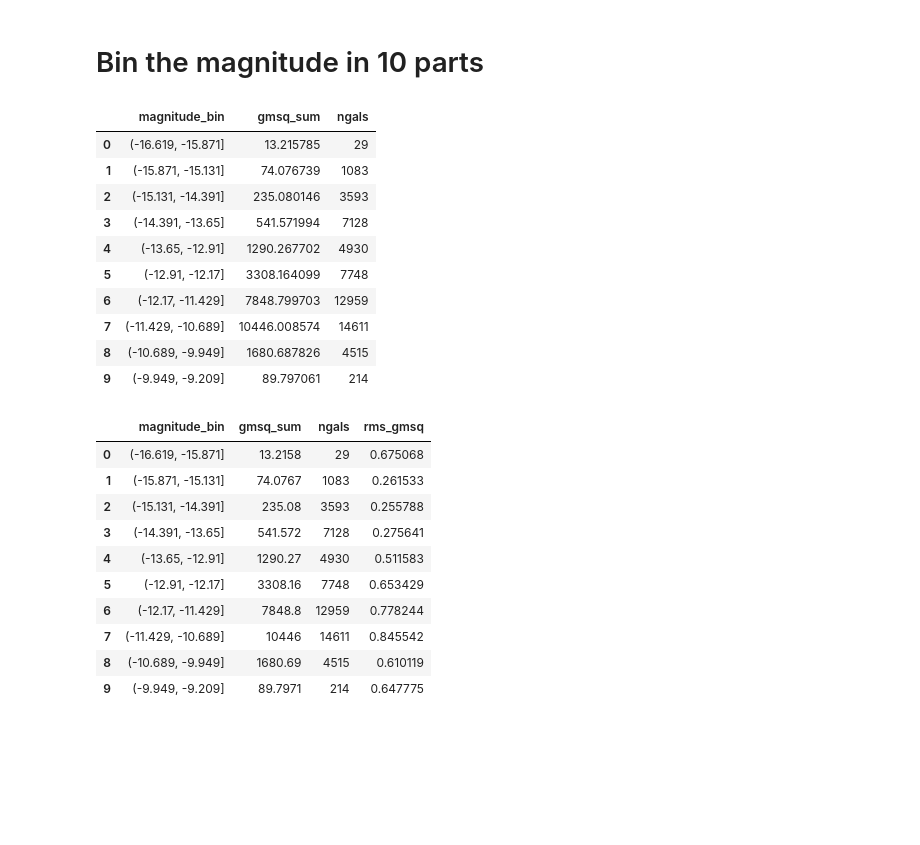
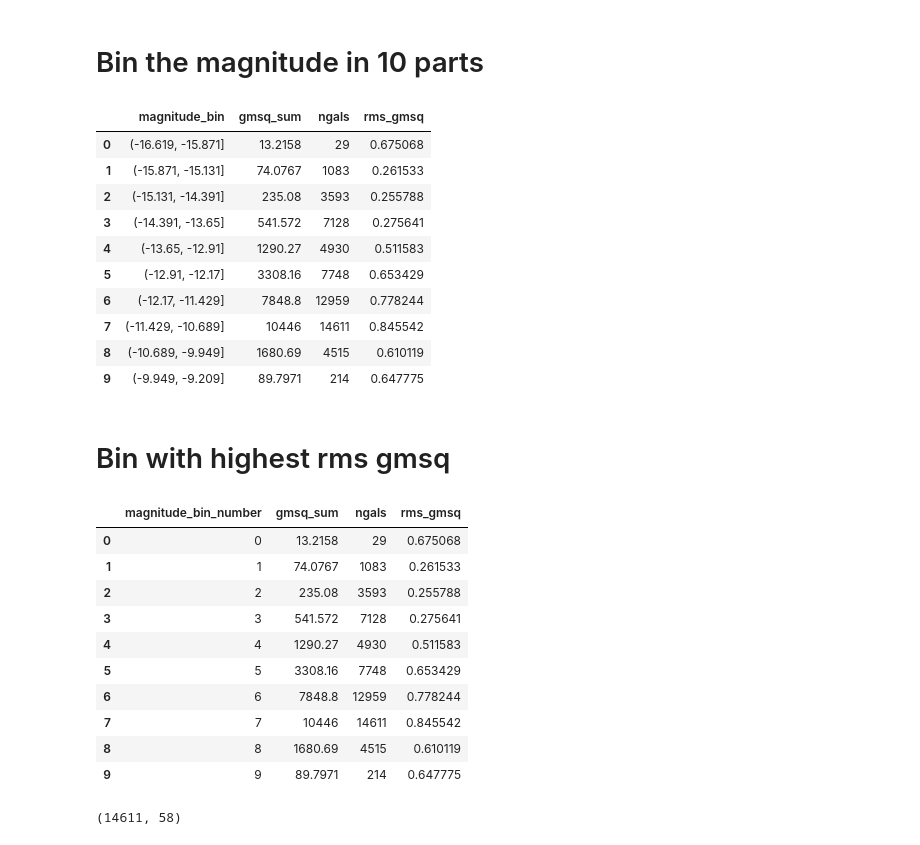
Before and after one commit to bpRsh/2019_shear_analysis_after_dmstack, a Jupyter notebook: Nov_2019/Nov21/a02_create_rms_gmsq_bins.ipynb, the cells around one changed output. Drawn from its saved outputs; the diff is of its cells as text; code cells hidden in the pictures; blank space fills up the shorter version.

```diff
--- a/Nov_2019/Nov21/a02_create_rms_gmsq_bins.ipynb
+++ b/Nov_2019/Nov21/a02_create_rms_gmsq_bins.ipynb
@@ -113,6 +113,7 @@ df.head()
 | 4 | 0 | 0 | 0 | 0 | 4634 | 4659 | 4569 | 4615 | 109.82575 | 1405.32120 | ... |
 # %%
 df['magnitude_bin'] = pd.cut(df['magnitude'],10)
+df['magnitude_bin_number'] = pd.cut(df['magnitude'],10,labels=range(10))
 df.head()
 # %% [output]
 |  | fN[0][0] | fN[1][0] | fN[2][0] | fN[3][0] | id[0][0] | id[1][0] | id[2][0] | id[3][0] | x[0] | x[1] | ... |
@@ -127,31 +128,47 @@ df.head()
 df_bins = df.groupby('magnitude_bin').agg({'gmsq': ['sum', 'size'] }).reset_index()
 
 df_bins.columns = ['magnitude_bin', 'gmsq_sum', 'ngals']
-df_bins
+
+
+df_bins['rms_gmsq'] = (df_bins['gmsq_sum'] / df_bins['ngals'] ) **0.5
+df_bins.style.background_gradient(subset=['rms_gmsq'])
 # %% [output]
-|  | magnitude_bin | gmsq_sum | ngals |
-| 0 | (-16.619, -15.871] | 13.215785 | 29 |
-| 1 | (-15.871, -15.131] | 74.076739 | 1083 |
-| 2 | (-15.131, -14.391] | 235.080146 | 3593 |
-| 3 | (-14.391, -13.65] | 541.571994 | 7128 |
-| 4 | (-13.65, -12.91] | 1290.267702 | 4930 |
-| 5 | (-12.91, -12.17] | 3308.164099 | 7748 |
-| 6 | (-12.17, -11.429] | 7848.799703 | 12959 |
-| 7 | (-11.429, -10.689] | 10446.008574 | 14611 |
-| 8 | (-10.689, -9.949] | 1680.687826 | 4515 |
-| 9 | (-9.949, -9.209] | 89.797061 | 214 |
+|  | magnitude_bin | gmsq_sum | ngals | rms_gmsq |
+| 0 | (-16.619, -15.871] | 13.2158 | 29 | 0.675068 |
+| 1 | (-15.871, -15.131] | 74.0767 | 1083 | 0.261533 |
+| 2 | (-15.131, -14.391] | 235.08 | 3593 | 0.255788 |
+| 3 | (-14.391, -13.65] | 541.572 | 7128 | 0.275641 |
+| 4 | (-13.65, -12.91] | 1290.27 | 4930 | 0.511583 |
+| 5 | (-12.91, -12.17] | 3308.16 | 7748 | 0.653429 |
+| 6 | (-12.17, -11.429] | 7848.8 | 12959 | 0.778244 |
+| 7 | (-11.429, -10.689] | 10446 | 14611 | 0.845542 |
+| 8 | (-10.689, -9.949] | 1680.69 | 4515 | 0.610119 |
+| 9 | (-9.949, -9.209] | 89.7971 | 214 | 0.647775 |
+# %% [markdown]
+# Bin with highest rms gmsq
 # %%
+df_bins = df.groupby('magnitude_bin_number').agg({'gmsq': ['sum', 'size'] }).reset_index()
+
+df_bins.columns = ['magnitude_bin_number', 'gmsq_sum', 'ngals']
+
+
 df_bins['rms_gmsq'] = (df_bins['gmsq_sum'] / df_bins['ngals'] ) **0.5
 df_bins.style.background_gradient(subset=['rms_gmsq'])
 # %% [output]
-|  | magnitude_bin | gmsq_sum | ngals | rms_gmsq |
-| 0 | (-16.619, -15.871] | 13.2158 | 29 | 0.675068 |
-| 1 | (-15.871, -15.131] | 74.0767 | 1083 | 0.261533 |
-| 2 | (-15.131, -14.391] | 235.08 | 3593 | 0.255788 |
-| 3 | (-14.391, -13.65] | 541.572 | 7128 | 0.275641 |
-| 4 | (-13.65, -12.91] | 1290.27 | 4930 | 0.511583 |
-| 5 | (-12.91, -12.17] | 3308.16 | 7748 | 0.653429 |
-| 6 | (-12.17, -11.429] | 7848.8 | 12959 | 0.778244 |
-| 7 | (-11.429, -10.689] | 10446 | 14611 | 0.845542 |
-| 8 | (-10.689, -9.949] | 1680.69 | 4515 | 0.610119 |
-| 9 | (-9.949, -9.209] | 89.7971 | 214 | 0.647775 |
+|  | magnitude_bin_number | gmsq_sum | ngals | rms_gmsq |
+| 0 | 0 | 13.2158 | 29 | 0.675068 |
+| 1 | 1 | 74.0767 | 1083 | 0.261533 |
+| 2 | 2 | 235.08 | 3593 | 0.255788 |
+| 3 | 3 | 541.572 | 7128 | 0.275641 |
+| 4 | 4 | 1290.27 | 4930 | 0.511583 |
+| 5 | 5 | 3308.16 | 7748 | 0.653429 |
+| 6 | 6 | 7848.8 | 12959 | 0.778244 |
+| 7 | 7 | 10446 | 14611 | 0.845542 |
+| 8 | 8 | 1680.69 | 4515 | 0.610119 |
+| 9 | 9 | 89.7971 | 214 | 0.647775 |
+# %%
+df_highest_rms_gmsq = df[df['magnitude_bin_number'] == 7 ]
+
+df_highest_rms_gmsq.shape
+# %% [output]
+(14611, 58)
```
Also changed, not shown: parts of 8 cells of this notebook.
